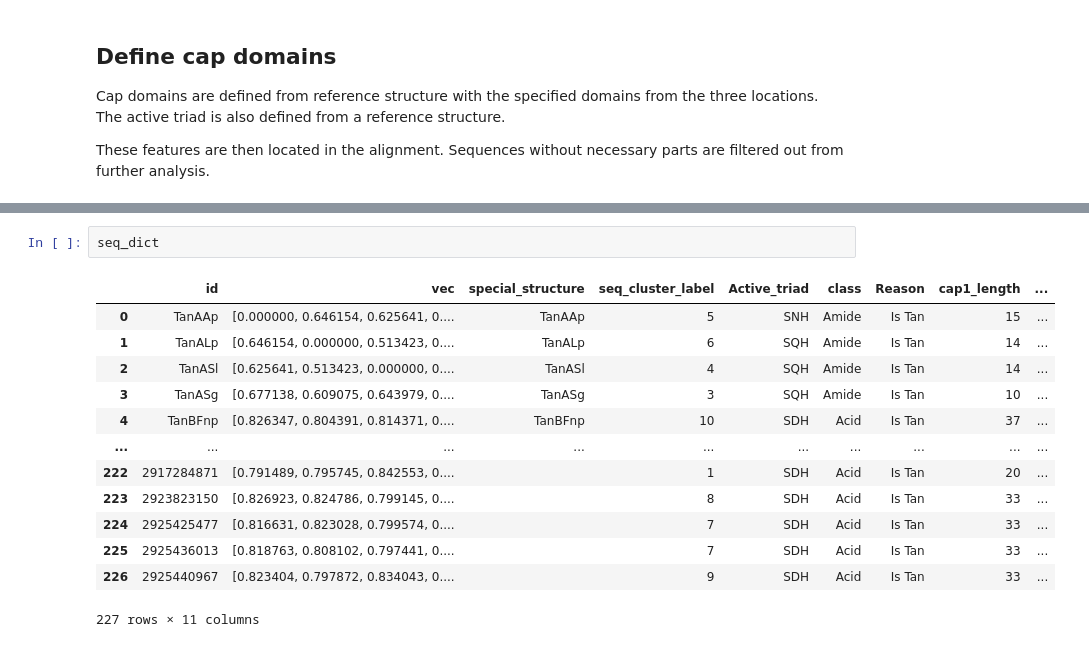
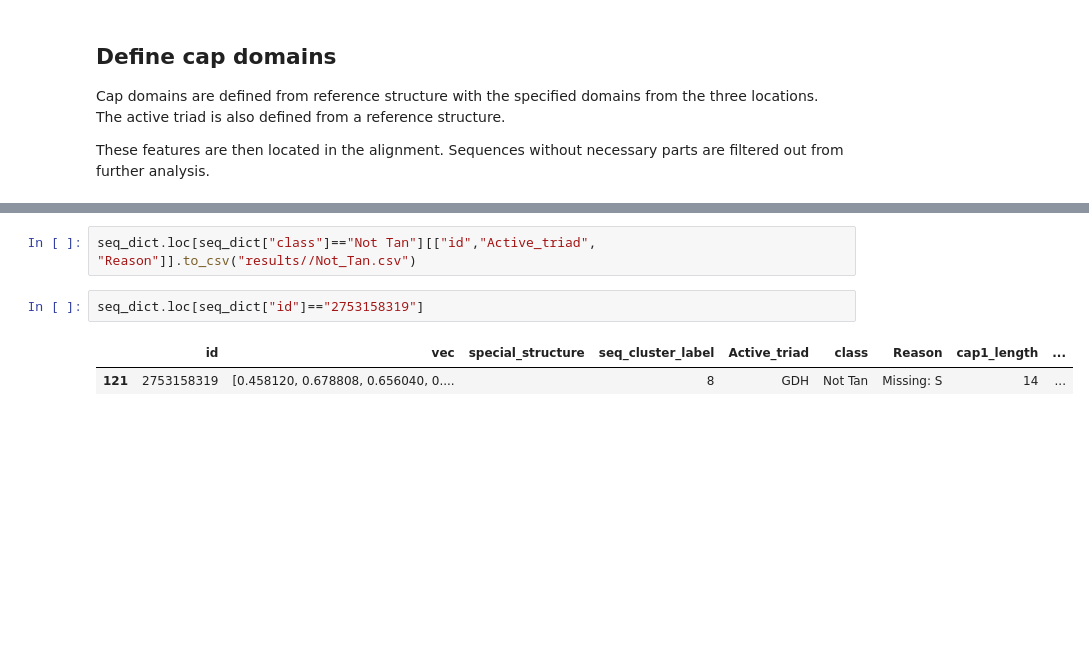
Before and after one commit to Umbriona/CbTan, a Jupyter notebook: sequence_alignment.ipynb, the cells around one changed output, grey strips where cells are left out. Drawn from its saved outputs; the diff is of its cells as text; blank space fills up the shorter version.

```diff
--- a/sequence_alignment.ipynb
+++ b/sequence_alignment.ipynb
@@ -320,19 +347,10 @@ seq_dict[["id","Active_triad","class","Reason"]].to_csv("active_site_class.csv")
 # %%
-seq_dict
+seq_dict.loc[seq_dict["class"]=="Not Tan"][["id","Active_triad", "Reason"]].to_csv("results//Not_Tan.csv")
-# %% [output]
-|  | id | vec | special_structure | seq_cluster_label | Active_triad | class | Reason | cap1_length | ... |
-| 0 | TanAAp | [0.000000, 0.646154, 0.625641, 0.... | TanAAp | 5 | SNH | Amide | Is Tan | 15 | ... |
-| 1 | TanALp | [0.646154, 0.000000, 0.513423, 0.... | TanALp | 6 | SQH | Amide | Is Tan | 14 | ... |
-| 2 | TanASl | [0.625641, 0.513423, 0.000000, 0.... | TanASl | 4 | SQH | Amide | Is Tan | 14 | ... |
-| 3 | TanASg | [0.677138, 0.609075, 0.643979, 0.... | TanASg | 3 | SQH | Amide | Is Tan | 10 | ... |
-| 4 | TanBFnp | [0.826347, 0.804391, 0.814371, 0.... | TanBFnp | 10 | SDH | Acid | Is Tan | 37 | ... |
-| ... | ... | ... | ... | ... | ... | ... | ... | ... | ... |
-| 222 | 2917284871 | [0.791489, 0.795745, 0.842553, 0.... |  | 1 | SDH | Acid | Is Tan | 20 | ... |
-| 223 | 2923823150 | [0.826923, 0.824786, 0.799145, 0.... |  | 8 | SDH | Acid | Is Tan | 33 | ... |
-| 224 | 2925425477 | [0.816631, 0.823028, 0.799574, 0.... |  | 7 | SDH | Acid | Is Tan | 33 | ... |
-| 225 | 2925436013 | [0.818763, 0.808102, 0.797441, 0.... |  | 7 | SDH | Acid | Is Tan | 33 | ... |
-| 226 | 2925440967 | [0.823404, 0.797872, 0.834043, 0.... |  | 9 | SDH | Acid | Is Tan | 33 | ... |
-227 rows × 11 columns
+# %%
+seq_dict.loc[seq_dict["id"]=="2753158319"]
+# %% [output]
+|  | id | vec | special_structure | seq_cluster_label | Active_triad | class | Reason | cap1_length | ... |
+| 121 | 2753158319 | [0.458120, 0.678808, 0.656040, 0.... |  | 8 | GDH | Not Tan | Missing: S | 14 | ... |
 # %%
 cap_len_dict = {"ids":[],"Length":[],"label":[]}
 
```
Also changed, not shown: parts of 8 cells of this notebook, 2 other files.
